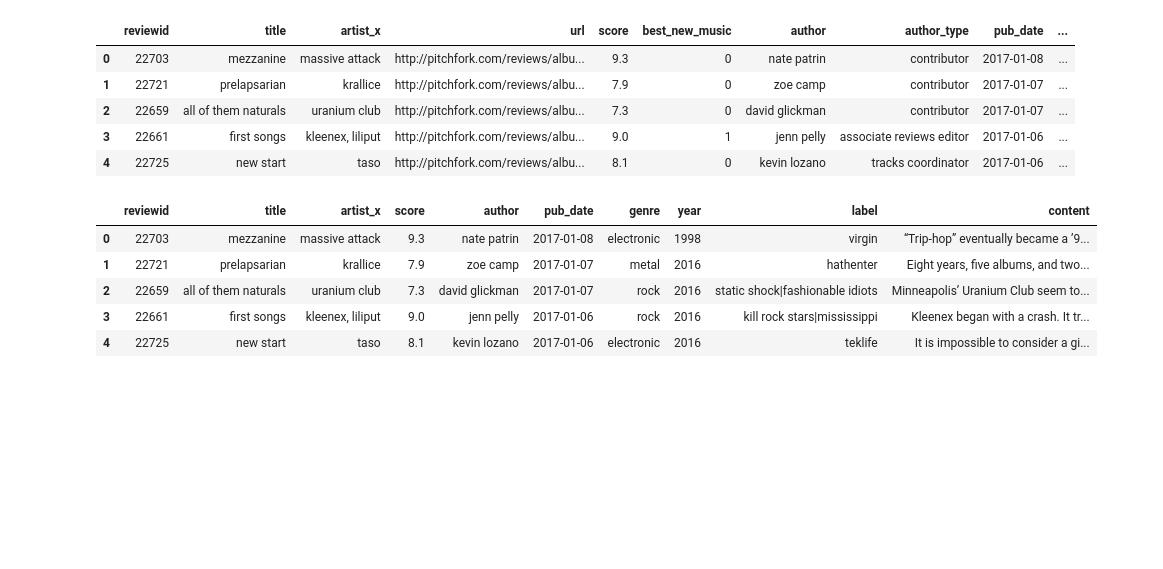
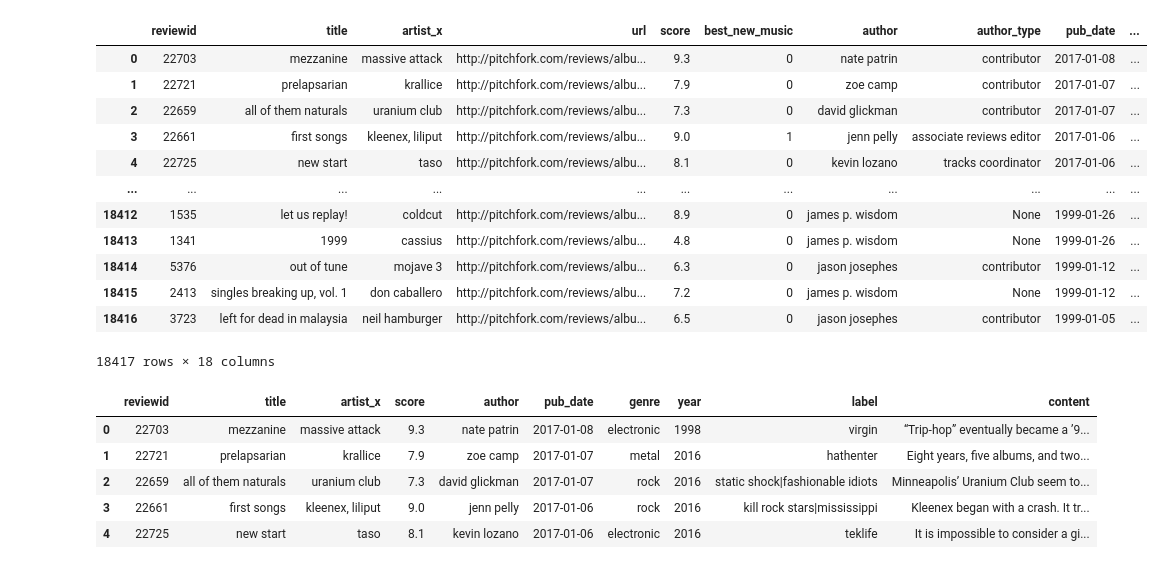
Before and after one commit to FabioMiguel2000/Pitchfork-Reviews-IR-System, a Jupyter notebook: src/data_cleaning.ipynb, the cells around one changed output. Saved outputs shown, nothing was run; the diff lists cells and outputs as text; code cells hidden in the pictures; blank space fills up the shorter version.

```diff
--- a/src/data_cleaning.ipynb
+++ b/src/data_cleaning.ipynb
@@ -5,14 +5,21 @@ import json
 # %%
 df = pd.read_json('../assets/reviews.json', orient='records')
 
-df.head()
+df
 # %% [output]
 |  | reviewid | title | artist_x | url | score | best_new_music | author | author_type | pub_date | ... |
 | 0 | 22703 | mezzanine | massive attack | http://pitchfork.com/reviews/albu... | 9.3 | 0 | nate patrin | contributor | 2017-01-08 | ... |
 | 1 | 22721 | prelapsarian | krallice | http://pitchfork.com/reviews/albu... | 7.9 | 0 | zoe camp | contributor | 2017-01-07 | ... |
 | 2 | 22659 | all of them naturals | uranium club | http://pitchfork.com/reviews/albu... | 7.3 | 0 | david glickman | contributor | 2017-01-07 | ... |
 | 3 | 22661 | first songs | kleenex, liliput | http://pitchfork.com/reviews/albu... | 9.0 | 1 | jenn pelly | associate reviews editor | 2017-01-06 | ... |
 | 4 | 22725 | new start | taso | http://pitchfork.com/reviews/albu... | 8.1 | 0 | kevin lozano | tracks coordinator | 2017-01-06 | ... |
+| ... | ... | ... | ... | ... | ... | ... | ... | ... | ... | ... |
+| 18412 | 1535 | let us replay! | coldcut | http://pitchfork.com/reviews/albu... | 8.9 | 0 | james p. wisdom | None | 1999-01-26 | ... |
+| 18413 | 1341 | 1999 | cassius | http://pitchfork.com/reviews/albu... | 4.8 | 0 | james p. wisdom | None | 1999-01-26 | ... |
+| 18414 | 5376 | out of tune | mojave 3 | http://pitchfork.com/reviews/albu... | 6.3 | 0 | jason josephes | contributor | 1999-01-12 | ... |
+| 18415 | 2413 | singles breaking up, vol. 1 | don caballero | http://pitchfork.com/reviews/albu... | 7.2 | 0 | james p. wisdom | None | 1999-01-12 | ... |
+| 18416 | 3723 | left for dead in malaysia | neil hamburger | http://pitchfork.com/reviews/albu... | 6.5 | 0 | jason josephes | contributor | 1999-01-05 | ... |
+18417 rows × 18 columns
 # %%
 df.drop(['artist_y', 'best_new_music', 'author_type', 'pub_weekday', 'pub_day', 'pub_month', 'pub_year', 'url'], inplace=True, axis=1)
 
```
Also changed, not shown: parts of 12 cells of this notebook, 1 other file.
